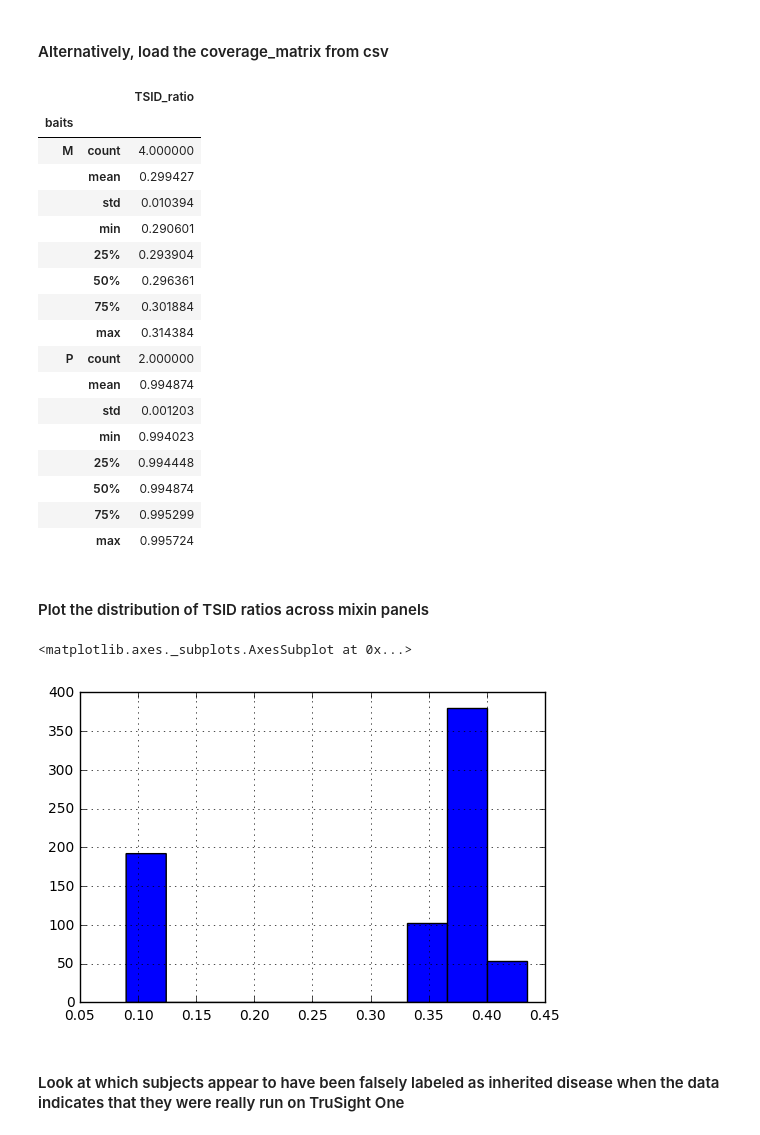
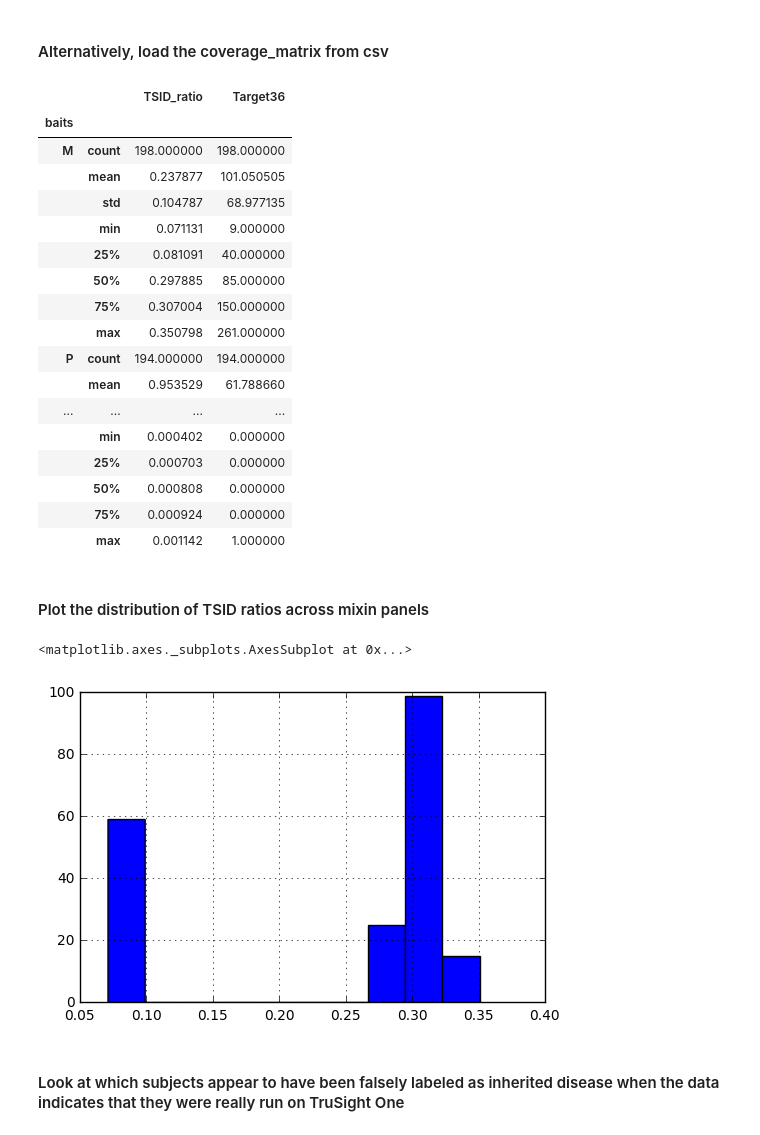
Before and after one commit to vkozareva/geneCNV, a Jupyter notebook: notebooks/analyze_coverage_matrix.ipynb, the cells around one changed output. Cells and saved outputs as stored; diff of their text form; code cells hidden in the pictures.

Commit message:
update coverage_matrix notebook

```diff
--- a/notebooks/analyze_coverage_matrix.ipynb
+++ b/notebooks/analyze_coverage_matrix.ipynb
@@ -49,35 +48,35 @@ cm_df['all_targets'] = cm_df.filter(regex=('Ex|Target')).sum(axis=1)
 # %% [markdown]
 #### Alternatively, load the coverage_matrix from csv
 # %%
-cm_df = pd.read_csv("../exon_data/coverage_matrix.csv", index_col=0)
+cm_df = pd.read_csv("../exon_data/DMD_coverage_matrix.csv", index_col=0)
 # %%
-cm_df.filter(regex=('baits|TSID_ratio')).groupby('baits').describe()
+cm_df.filter(regex=('baits|TSID_ratio|Target36')).groupby('baits').describe()
 # %% [output]
-|  |  | TSID_ratio |
-| baits |  |  |
-| M | count | 4.000000 |
-|  | mean | 0.299427 |
-|  | std | 0.010394 |
-|  | min | 0.290601 |
-|  | 25% | 0.293904 |
-|  | 50% | 0.296361 |
-|  | 75% | 0.301884 |
-|  | max | 0.314384 |
-| P | count | 2.000000 |
-|  | mean | 0.994874 |
-|  | std | 0.001203 |
-|  | min | 0.994023 |
-|  | 25% | 0.994448 |
-|  | 50% | 0.994874 |
-|  | 75% | 0.995299 |
-|  | max | 0.995724 |
+|  |  | TSID_ratio | Target36 |
+| baits |  |  |  |
+| M | count | 198.000000 | 198.000000 |
+|  | mean | 0.237877 | 101.050505 |
+|  | std | 0.104787 | 68.977135 |
+|  | min | 0.071131 | 9.000000 |
+|  | 25% | 0.081091 | 40.000000 |
+|  | 50% | 0.297885 | 85.000000 |
+|  | 75% | 0.307004 | 150.000000 |
+|  | max | 0.350798 | 261.000000 |
+| P | count | 194.000000 | 194.000000 |
+|  | mean | 0.953529 | 61.788660 |
+| ... | ... | ... | ... |
+|  | min | 0.000402 | 0.000000 |
+|  | 25% | 0.000703 | 0.000000 |
+|  | 50% | 0.000808 | 0.000000 |
+|  | 75% | 0.000924 | 0.000000 |
+|  | max | 0.001142 | 1.000000 |
 # %% [markdown]
 #### Plot the distribution of TSID ratios across mixin panels
 # %%
-cm_df[cm_df['sequencer'] == 'M1']['TSID_ratio'].hist()
+cm_df[cm_df['baits'] == 'M']['TSID_ratio'].hist()
 # %% [output]
 <matplotlib.axes._subplots.AxesSubplot at 0x...>
-[figure, old version]
+[figure, new version]
 # %% [markdown]
 #### Look at which subjects appear to have been falsely labeled as inherited disease when the data indicates that they were really run on TruSight One
 # %%
```
Also changed, not shown: parts of 5 cells of this notebook.
